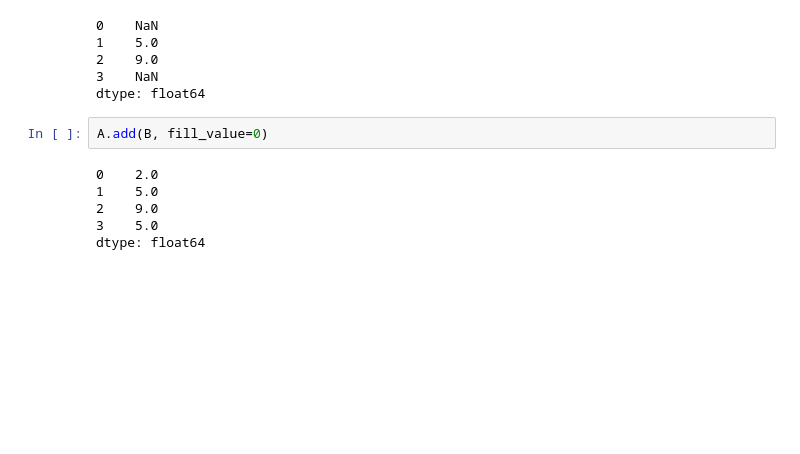
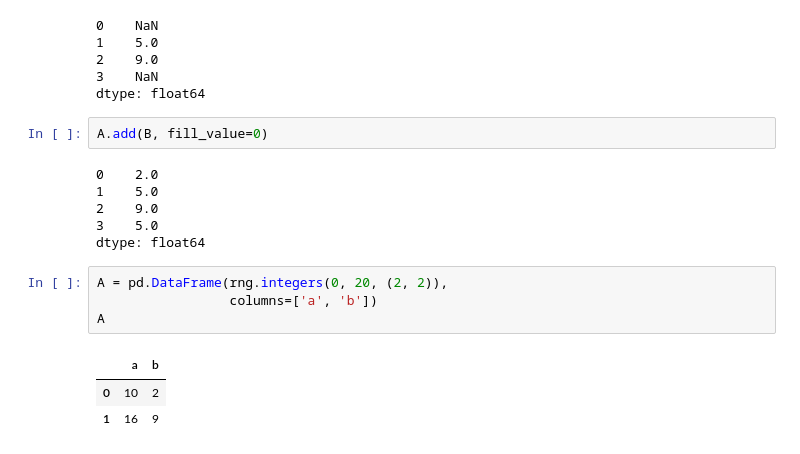
Before and after one commit to aradatascience/arads-Python-workspace, a Jupyter notebook: jupyter_04_pandas.ipynb, the cells around one changed output. Saved outputs shown, nothing was run; the diff lists cells and outputs as text; blank space fills up the shorter version.

```diff
--- a/jupyter_04_pandas.ipynb
+++ b/jupyter_04_pandas.ipynb
@@ -517,3 +517,11 @@ A.add(B, fill_value=0)
 2    9.0
 3    5.0
 dtype: float64
+# %%
+A = pd.DataFrame(rng.integers(0, 20, (2, 2)),
+                 columns=['a', 'b'])
+A
+# %% [output]
+|  | a | b |
+| 0 | 10 | 2 |
+| 1 | 16 | 9 |
```
Also changed, not shown: parts of 2 cells of this notebook.
